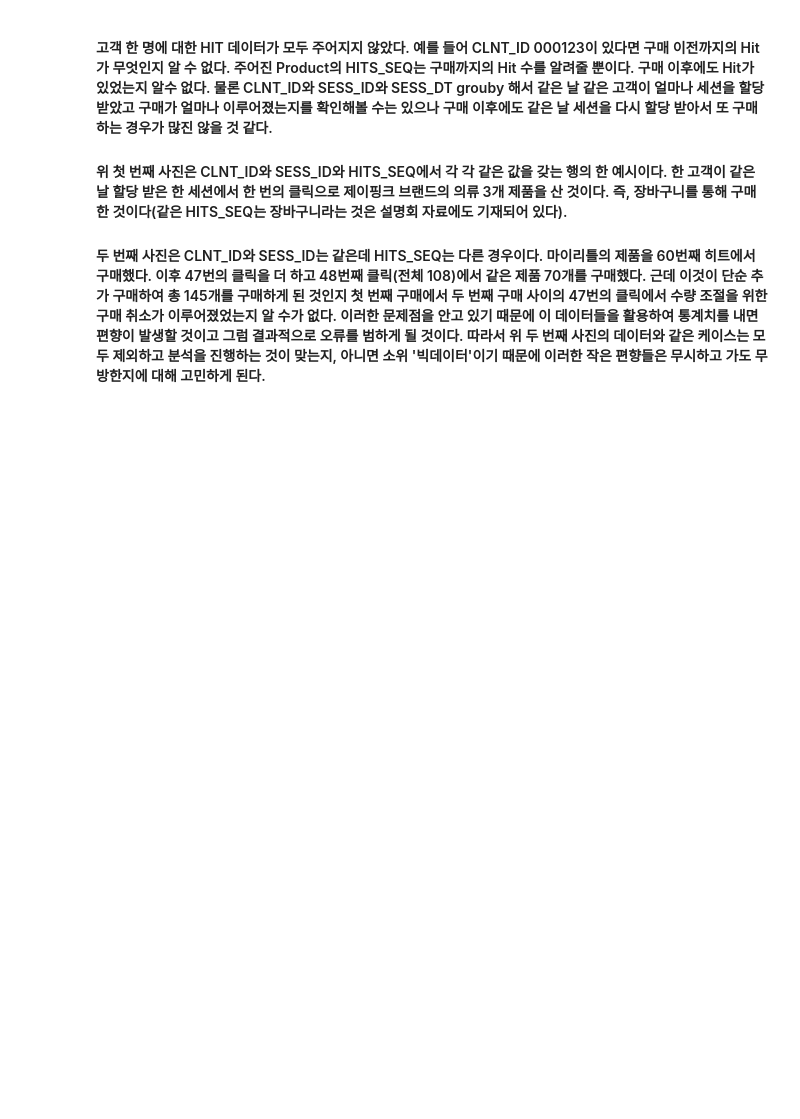
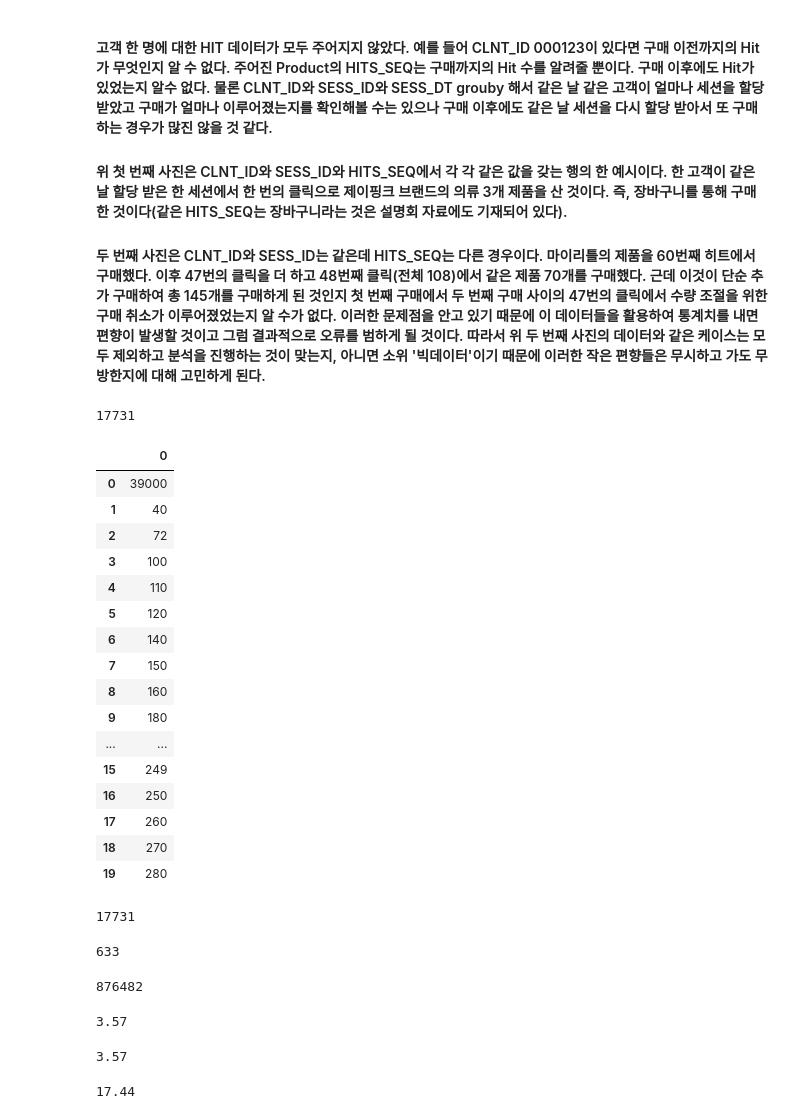
Before and after one commit to chldnjstjr/Lpoint, a Jupyter notebook: 1st_EDA.ipynb, the cells around one changed output. Drawn from its saved outputs; the diff is of its cells as text; code cells hidden in the pictures; blank space fills up the shorter version.

```diff
--- a/1st_EDA.ipynb
+++ b/1st_EDA.ipynb
@@ -451,3 +481,56 @@ cnt_PBA.most_common(10)
 #### 위 첫 번째 사진은 CLNT_ID와 SESS_ID와 HITS_SEQ에서 각 각 같은 값을 갖는 행의 한 예시이다. 한 고객이 같은 날 할당 받은 한 세션에서 한 번의 클릭으로 제이핑크 브랜드의 의류 3개 제품을 산 것이다. 즉, 장바구니를 통해 구매한 것이다(같은 HITS_SEQ는 장바구니라는 것은 설명회 자료에도 기재되어 있다).
 
 #### 두 번째 사진은 CLNT_ID와 SESS_ID는 같은데 HITS_SEQ는 다른 경우이다. 마이리틀의 제품을 60번째 히트에서 구매했다. 이후 47번의 클릭을 더 하고 48번째 클릭(전체 108)에서 같은 제품 70개를 구매했다. 근데 이것이 단순 추가 구매하여 총 145개를 구매하게 된 것인지 첫 번째 구매에서 두 번째 구매 사이의 47번의 클릭에서 수량 조절을 위한 구매 취소가 이루어졌었는지 알 수가 없다. 이러한 문제점을 안고 있기 때문에 이 데이터들을 활용하여 통계치를 내면 편향이 발생할 것이고 그럼 결과적으로 오류를 범하게 될 것이다. 따라서 위 두 번째 사진의 데이터와 같은 케이스는 모두 제외하고 분석을 진행하는 것이 맞는지, 아니면 소위 '빅데이터'이기 때문에 이러한 작은 편향들은 무시하고 가도 무방한지에 대해 고민하게 된다.
+# %%
+len(prd['PD_BUY_AM'].unique()) #서로 다른 가격 1만 7731개
+# %% [output]
+17731
+# %%
+pbau = pd.DataFrame(prd['PD_BUY_AM'].unique()) #서로 다른 가격 1만 7731개
+pbau.head(20)
+len(pbau)
+# %% [output]
+|  | 0 |
+| 0 | 39000 |
+| 1 | 40 |
+| 2 | 72 |
+| 3 | 100 |
+| 4 | 110 |
+| 5 | 120 |
+| 6 | 140 |
+| 7 | 150 |
+| 8 | 160 |
+| 9 | 180 |
+| ... | ... |
+| 15 | 249 |
+| 16 | 250 |
+| 17 | 260 |
+| 18 | 270 |
+| 19 | 280 |
+17731
+# %%
+sum(prd['PD_BUY_AM']%1000==900) #전체 구매이력에서 900원으로 끝나는 가격의 개수
+sum(prd['PD_BUY_AM'].unique()%1000==900) #서로 다른 가격에서 900원으로 끝나는 가격의 개수
+# %% [output]
+633
+876482
+# %%
+round(sum(prd['PD_BUY_AM'].unique()%1000==900)/len(prd['PD_BUY_AM'].unique())*100, 2) #서로 다른 가격에서 900원으로 끝나는 가격의 상품 개수 비율
+round(sum(prd['PD_BUY_AM'].unique()%10000==9000)/len(prd['PD_BUY_AM'].unique())*100, 2)
+round(sum(prd['PD_BUY_AM'].unique()%100==90)/len(prd['PD_BUY_AM'].unique())*100, 2)
+round(sum(prd['PD_BUY_AM'].unique()%1000==500)/len(prd['PD_BUY_AM'].unique())*100, 2)
+round(sum(prd['PD_BUY_AM'].unique()%10000==5000)/len(prd['PD_BUY_AM'].unique())*100, 2)
+round(sum(prd['PD_BUY_AM'].unique()%1000==0)/len(prd['PD_BUY_AM'].unique())*100, 2)
+round(sum(prd['PD_BUY_AM'].unique()%10000==0)/len(prd['PD_BUY_AM'].unique())*100, 2)
+
+#이렇게 코드 짜서 언제 다 분석하겠니 응?
+#객체지정, for문 익혀서 더 효율적으로 코드 짤 수 있는 방법 도모
+# %% [output]
+3.57
+3.57
+# %%
+round(sum(prd['PD_BUY_AM']%1000==900)/len(prd['PD_BUY_AM'])*100, 2) #서로 다른 가격에서 900원으로 끝나는 가격의 상품 개수 비율
+
+#구매 이력
+# %% [output]
+17.44
```
Also changed, not shown: parts of 6 cells of this notebook.
